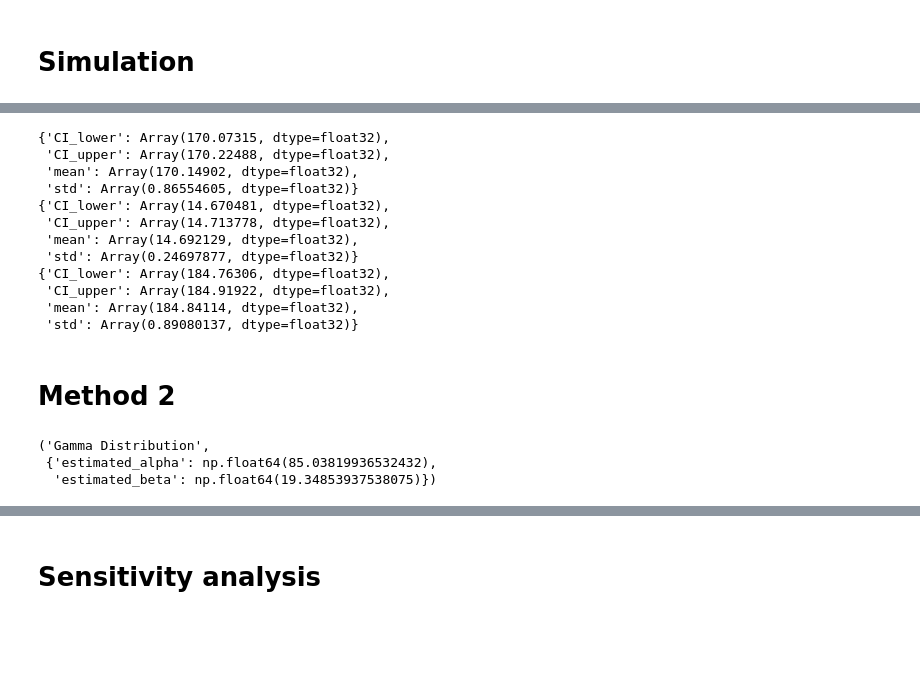
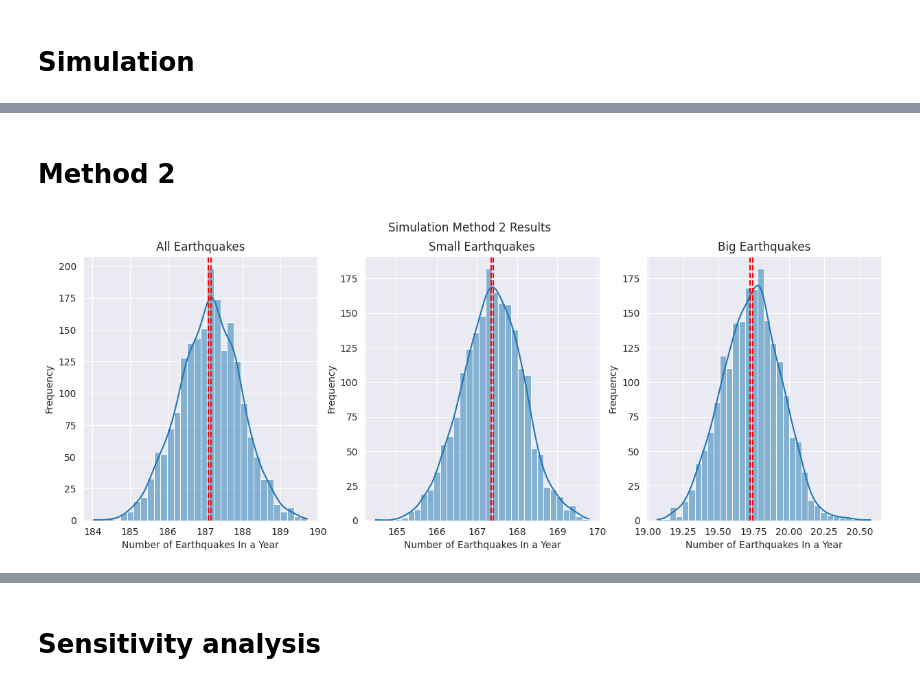
Before and after one commit to stilxam/mm, a Jupyter notebook: hypothesis_testing.ipynb, the cells around one changed output, grey strips where cells are left out. Saved outputs shown, nothing was run; the diff lists cells and outputs as text; code cells hidden in the pictures; blank space fills up the shorter version.

```diff
--- a/hypothesis_testing.ipynb
+++ b/hypothesis_testing.ipynb
@@ -576,25 +482,2 @@ def calculate_summary(arr: Array) -> Dict[str, float]:
-# %%
-pprint(calculate_summary(arr_1))
-pprint(calculate_summary(arr_2))
-pprint(calculate_summary(arr_3))
-# %% [output]
-{'CI_lower': Array(170.07315, dtype=float32),
- 'CI_upper': Array(170.22488, dtype=float32),
- 'mean': Array(170.14902, dtype=float32),
- 'std': Array(0.86554605, dtype=float32)}
-{'CI_lower': Array(14.670481, dtype=float32),
- 'CI_upper': Array(14.713778, dtype=float32),
- 'mean': Array(14.692129, dtype=float32),
- 'std': Array(0.24697877, dtype=float32)}
-{'CI_lower': Array(184.76306, dtype=float32),
- 'CI_upper': Array(184.91922, dtype=float32),
- 'mean': Array(184.84114, dtype=float32),
- 'std': Array(0.89080137, dtype=float32)}
 # %% [markdown]
 # Method 2
-# %%
-mag_dist_type, mag_dist_params
-# %% [output]
-('Gamma Distribution',
- {'estimated_alpha': np.float64(85.03819936532432),
-  'estimated_beta': np.float64(19.34853937538075)})
@@ -663,31 +495,36 @@ def m_2_experiment(a, b, n_runs) -> np.ndarray:
         t = np.cumsum(ns)
         i = np.argmax(t > T)
         results.append(i)
     return np.array(results)
 
 def m_2_batched_simulate_data_and_mag(all_params, mag_params, n_runs, n_exps, batch_size) -> Tuple[np.ndarray, np.ndarray]:
     results = []
     small_count = []
 
     foo = lambda x: simulate_magnitude_data(mag_params["estimated_alpha"], mag_params["estimated_beta"], x)
 
     for i in tqdm(range(0, n_runs, batch_size)):
         all_runs = [m_2_experiment(all_params["estimated_alpha"], all_params["estimated_beta"], n_exps) for _ in range(batch_size)]
 
         all_small = []
         for run in all_runs:
             small = [foo(x) for x in run]
             all_small.append(small)
 
         all_small = np.array(all_small)
         small_mean = np.mean(all_small, axis=1)
         all_mean = np.mean(all_runs, axis=1)
 
         results.append(all_mean)
         small_count.append(small_mean)
 
+
     return np.concatenate(results), np.concatenate(small_count)
 
 
 
-t, s = m_2_batched_simulate_data_and_mag(params_all_eq["Gamma Distribution"], mag_dist_params, n_runs, n_exps, 10)
+m2_t, m2_s = m_2_batched_simulate_data_and_mag(params_all_eq["Gamma Distribution"], mag_dist_params, n_runs, n_exps, 10)
+m2_b = m2_t - m2_s
+plot_earthquake_data(m2_t, m2_s, m2_b, "Simulation Method 2 Results")
+# %% [output]
+[figure, added]
```
Also changed, not shown: parts of 25 cells of this notebook.
